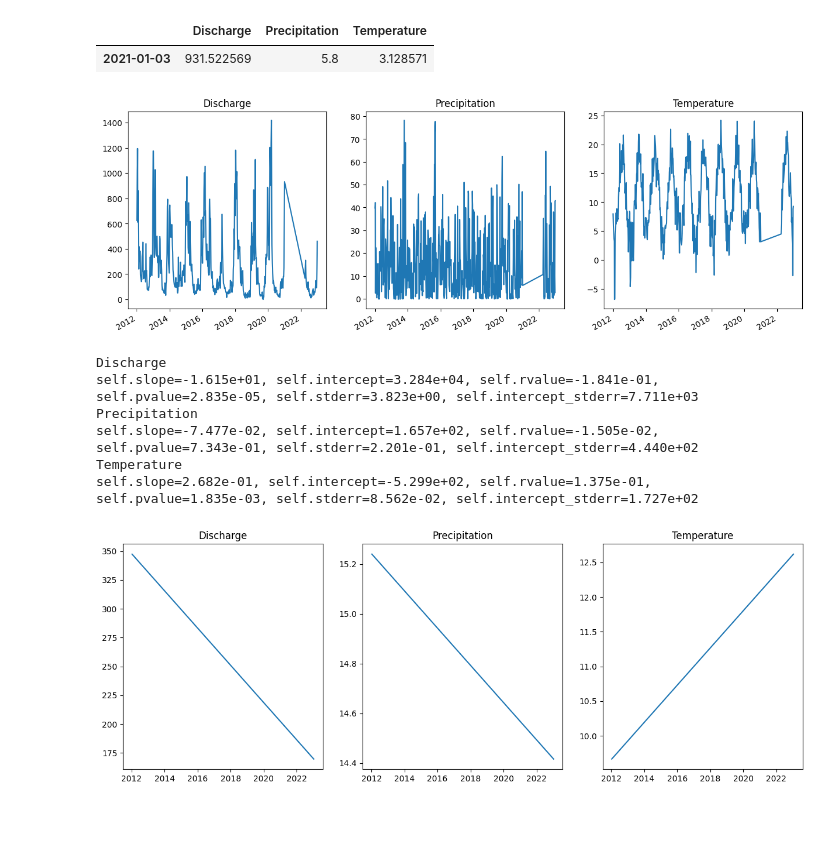
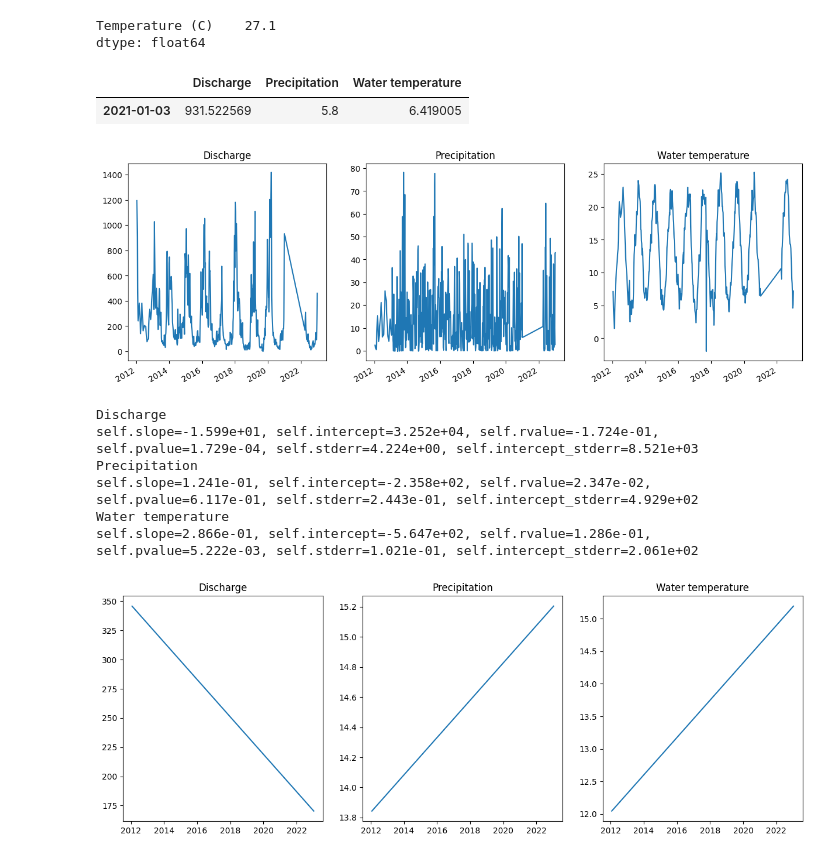
Before and after one commit to jipsteiger/Unit3, a Jupyter notebook: data_knmi_rws.ipynb, the cells around one changed output. Drawn from its saved outputs; the diff is of its cells as text; code cells hidden in the pictures; blank space fills up the shorter version.

```diff
--- a/data_knmi_rws.ipynb
+++ b/data_knmi_rws.ipynb
@@ -5,25 +5,33 @@ import pandas as pd
 import scipy as sc
 # %%
 knmi_data = pd.read_csv('data/knmi_data_weather.txt', skiprows=9, index_col=1, parse_dates=True, skipinitialspace=True)
-rws_data = pd.read_csv('data/rws_data_discharge.csv', delimiter=';', parse_dates=[['WAARNEMINGDATUM', 'WAARNEMINGTIJD (MET/CET)']], index_col=0)
+rws_discharge_data = pd.read_csv('data/rws_data_discharge.csv', delimiter=';', parse_dates=[['WAARNEMINGDATUM', 'WAARNEMINGTIJD (MET/CET)']], index_col=0)
+rws_water_temp_data = pd.read_csv('data/rws_data_watertemp.csv', delimiter=';', parse_dates=[['WAARNEMINGDATUM', 'WAARNEMINGTIJD (MET/CET)']], index_col=0)
 # %%
-discharge = pd.DataFrame(rws_data['ALFANUMERIEKEWAARDE'])
+discharge = pd.DataFrame(rws_discharge_data['ALFANUMERIEKEWAARDE'])
 discharge.index = pd.to_datetime(discharge.index, format='%d/%m/%Y %H:%M:%S')
+temperature = pd.DataFrame(rws_water_temp_data['ALFANUMERIEKEWAARDE'])
+temperature.index = pd.to_datetime(temperature.index, format='%d/%m/%Y %H:%M:%S')
 precipitation = pd.DataFrame(knmi_data.loc['2010':]['RH'] / 10)
-temperature = pd.DataFrame(knmi_data.loc['2010':]['TG'] / 10)
 discharge = discharge.rename(columns={'ALFANUMERIEKEWAARDE': 'Discharge (m3/s)'})
+temperature = temperature.rename(columns={'ALFANUMERIEKEWAARDE': 'Temperature (C)'})
+# %%
+temperature.max()
+# %% [output]
+Temperature (C)    27.1
+dtype: float64
 # %%
 discharge_W = discharge.resample('W').mean()
 precipitation_W = precipitation.resample('W').sum()
 temperature_W = temperature.resample('W').mean()
 total_data = pd.concat([discharge_W, precipitation_W, temperature_W], axis=1).dropna()
-total_data = total_data.rename(columns={'Discharge (m3/s)': 'Discharge', 'RH': 'Precipitation', 'TG': 'Temperature'})
+total_data = total_data.rename(columns={'Discharge (m3/s)': 'Discharge', 'RH': 'Precipitation', 'Temperature (C)': 'Water temperature'})
 keys = total_data.keys()
 
 total_data.loc['2021']
 # %% [output]
-|  | Discharge | Precipitation | Temperature |
-| 2021-01-03 | 931.522569 | 5.8 | 3.128571 |
+|  | Discharge | Precipitation | Water temperature |
+| 2021-01-03 | 931.522569 | 5.8 | 6.419005 |
 # %%
 def plotter(data, keys):
     plt.figure(figsize=(15, 5))
@@ -33,7 +41,7 @@ def plotter(data, keys):
         plt.title(f'{key}')
 plotter(total_data, keys)
 # %% [output]
-[figure, old version]
+[figure, new version]
 # %%
 class linear_obj:
     def __init__(self, result, name, x):
@@ -73,12 +81,12 @@ def linear(data, keys):
 linear(total_data, keys)
 # %% [output]
 Discharge
-self.slope=-1.615e+01, self.intercept=3.284e+04, self.rvalue=-1.841e-01, self.pvalue=2.835e-05, self.stderr=3.823e+00, self.intercept_stderr=7.711e+03
+self.slope=-1.599e+01, self.intercept=3.252e+04, self.rvalue=-1.724e-01, self.pvalue=1.729e-04, self.stderr=4.224e+00, self.intercept_stderr=8.521e+03
 Precipitation
-self.slope=-7.477e-02, self.intercept=1.657e+02, self.rvalue=-1.505e-02, self.pvalue=7.343e-01, self.stderr=2.201e-01, self.intercept_stderr=4.440e+02
-Temperature
-self.slope=2.682e-01, self.intercept=-5.299e+02, self.rvalue=1.375e-01, self.pvalue=1.835e-03, self.stderr=8.562e-02, self.intercept_stderr=1.727e+02
+self.slope=1.241e-01, self.intercept=-2.358e+02, self.rvalue=2.347e-02, self.pvalue=6.117e-01, self.stderr=2.443e-01, self.intercept_stderr=4.929e+02
+Water temperature
+self.slope=2.866e-01, self.intercept=-5.647e+02, self.rvalue=1.286e-01, self.pvalue=5.222e-03, self.stderr=1.021e-01, self.intercept_stderr=2.061e+02
-[figure, old version]
+[figure, new version]
 # %%
 class seasonal_obj:
     def __init__(self, name, xy):
```
Also changed, not shown: parts of 1 cell of this notebook.
